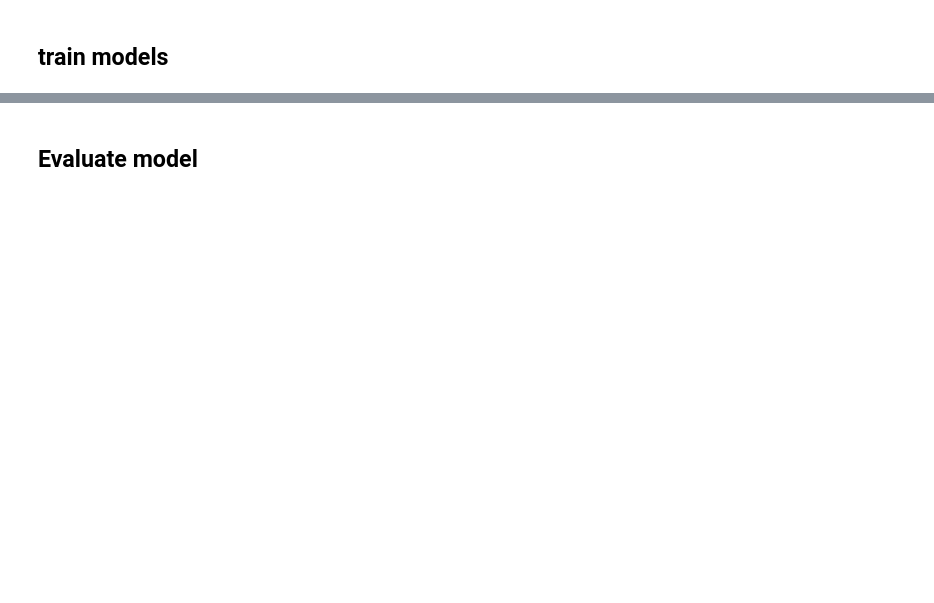
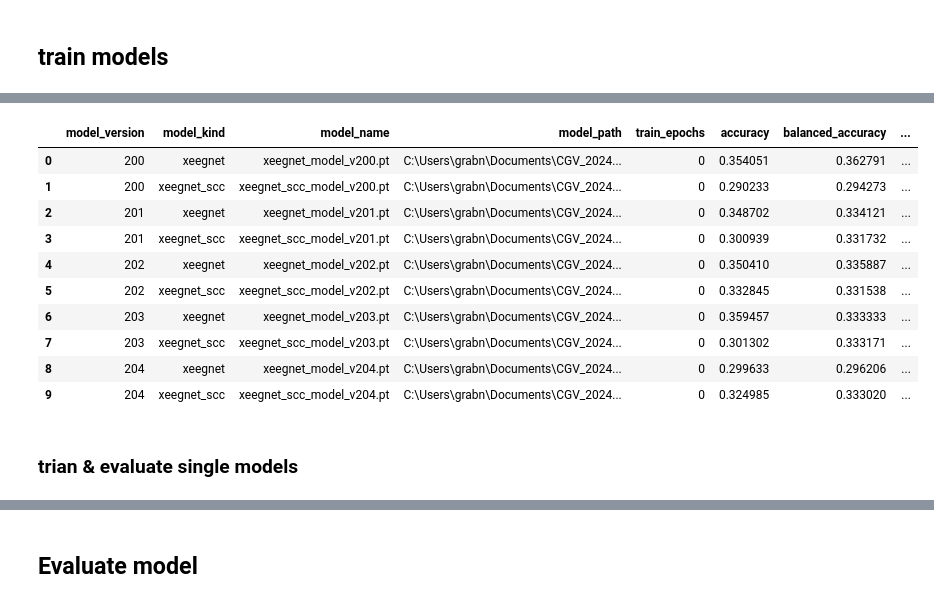
Before and after one commit to hereditary-eu/EEGlass, a Jupyter notebook: backend/experiments_xeegnet/adapt_selfeeg.ipynb, the cells around one changed output, grey strips where cells are left out. Saved outputs shown, nothing was run; the diff lists cells and outputs as text; code cells hidden in the pictures; blank space fills up the shorter version.

```diff
--- a/backend/experiments_xeegnet/adapt_selfeeg.ipynb
+++ b/backend/experiments_xeegnet/adapt_selfeeg.ipynb
@@ -922,0 +766,26 @@ epoch [3/5]
+# %%
+source = "derivatives"
+dataset_id = "ds004504"
+
+label_of = {
+    f"sub-{int(r.participant_id.split('-')[1]):03d}": int(r.group_encoded)
+    for r in df_metadata.itertuples()
+}
+
+x, y, scc, data_subject_ids = build_x_y_scc(
+    dir_data=dir_data,
+    participant_ids=participant_ids,
+    label_of_subject=label_of,
+    store=store,
+    params=scc_params,
+    load_model_windows_for_participant=load_model_windows_for_participant,
+    dataset_id=dataset_id,
+    n_channels=Chans,
+    source=source,
+    sample_length=sample_length,
+    n_jobs=1,
+    print_info=True,
+)
+
+data_x_y_scc_id = (x, y, scc, data_subject_ids)
+# data_x_y_id = (x, y, data_subject_ids)
@@ -923,2 +876,18 @@ epoch [3/5]
+# %%
+saved_model_results_df.sort_values(["model_version", "model_kind"]).reset_index(drop=True)
+# %% [output]
+|  | model_version | model_kind | model_name | model_path | train_epochs | accuracy | balanced_accuracy | ... |
+| 0 | 200 | xeegnet | xeegnet_model_v200.pt | C:\Users\grabn\Documents\CGV_2024... | 0 | 0.354051 | 0.362791 | ... |
+| 1 | 200 | xeegnet_scc | xeegnet_scc_model_v200.pt | C:\Users\grabn\Documents\CGV_2024... | 0 | 0.290233 | 0.294273 | ... |
+| 2 | 201 | xeegnet | xeegnet_model_v201.pt | C:\Users\grabn\Documents\CGV_2024... | 0 | 0.348702 | 0.334121 | ... |
+| 3 | 201 | xeegnet_scc | xeegnet_scc_model_v201.pt | C:\Users\grabn\Documents\CGV_2024... | 0 | 0.300939 | 0.331732 | ... |
+| 4 | 202 | xeegnet | xeegnet_model_v202.pt | C:\Users\grabn\Documents\CGV_2024... | 0 | 0.350410 | 0.335887 | ... |
+| 5 | 202 | xeegnet_scc | xeegnet_scc_model_v202.pt | C:\Users\grabn\Documents\CGV_2024... | 0 | 0.332845 | 0.331538 | ... |
+| 6 | 203 | xeegnet | xeegnet_model_v203.pt | C:\Users\grabn\Documents\CGV_2024... | 0 | 0.359457 | 0.333333 | ... |
+| 7 | 203 | xeegnet_scc | xeegnet_scc_model_v203.pt | C:\Users\grabn\Documents\CGV_2024... | 0 | 0.301302 | 0.333171 | ... |
+| 8 | 204 | xeegnet | xeegnet_model_v204.pt | C:\Users\grabn\Documents\CGV_2024... | 0 | 0.299633 | 0.296206 | ... |
+| 9 | 204 | xeegnet_scc | xeegnet_scc_model_v204.pt | C:\Users\grabn\Documents\CGV_2024... | 0 | 0.324985 | 0.333020 | ... |
+# %% [markdown]
+### trian & evaluate single models
 # %%
 # model = shallow_net
```
Also changed, not shown: parts of 92 cells of this notebook, 4 other files.
